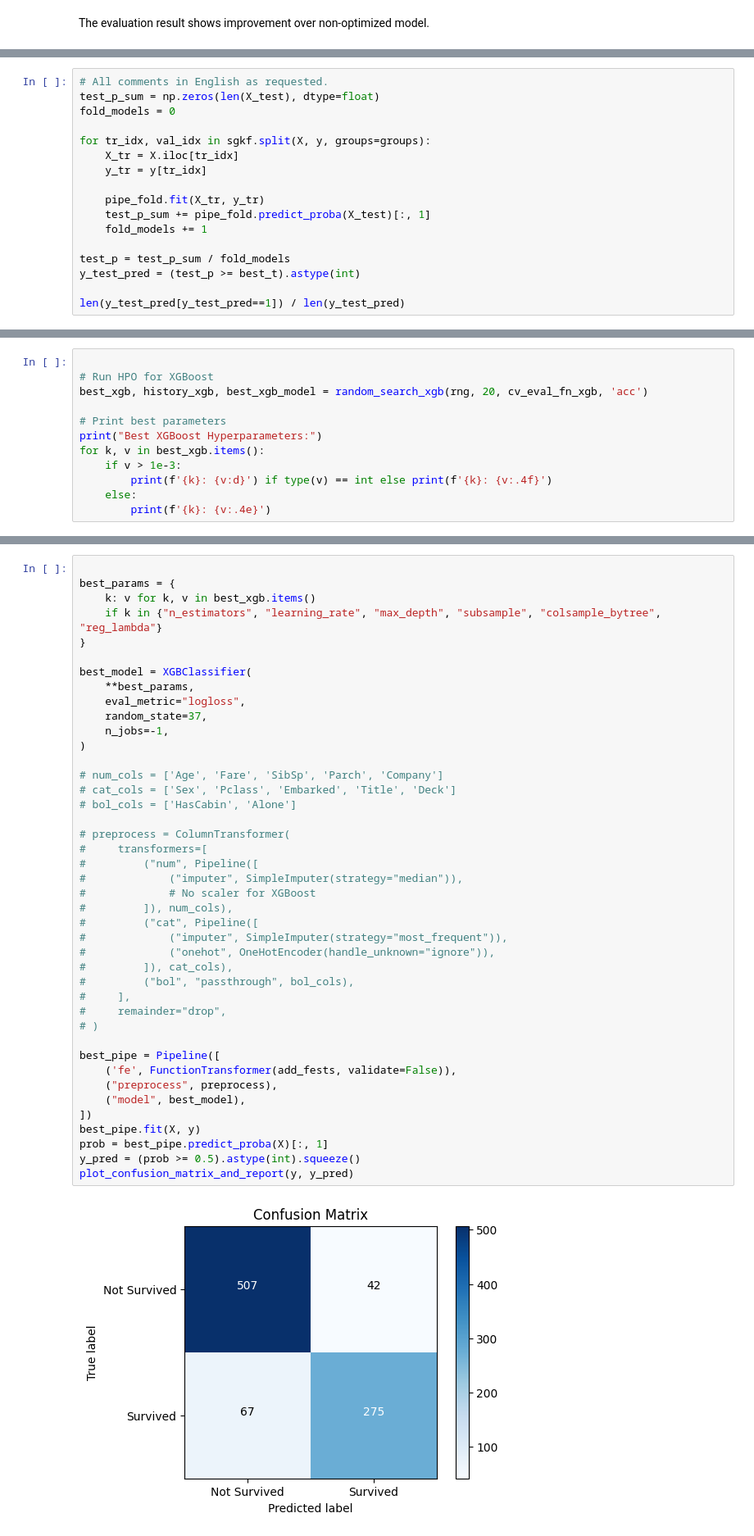
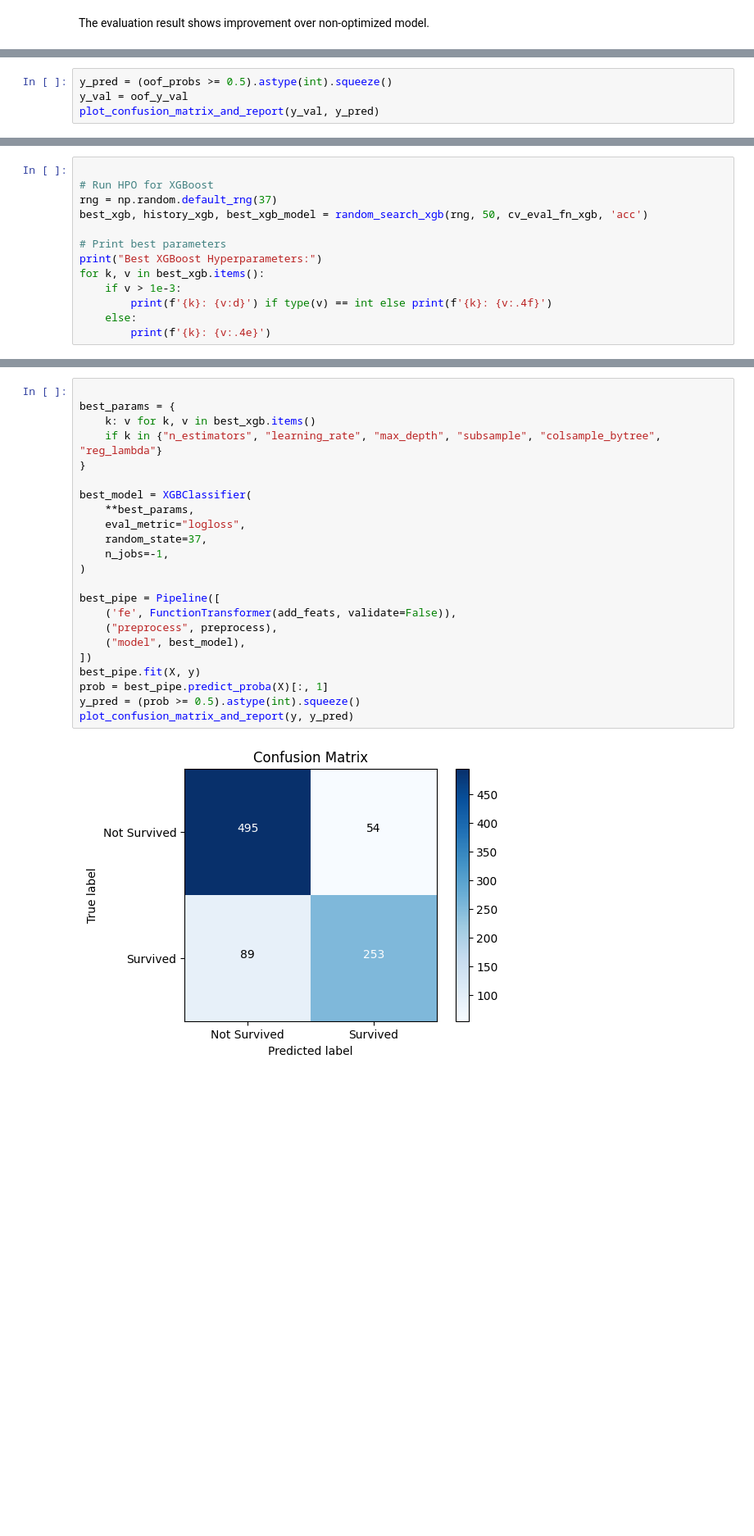
Before and after one commit to vvclin-git/kaggle-tabular-classification-titanic, a Jupyter notebook: notebooks/02_improve_train.ipynb, the cells around one changed output, grey strips where cells are left out. Shown at 82% size. Cells and saved outputs as stored; diff of their text form; blank space fills up the shorter version.

```diff
--- a/notebooks/02_improve_train.ipynb
+++ b/notebooks/02_improve_train.ipynb
@@ -756,0 +811,4 @@ weighted avg       0.85      0.85      0.85       891
+# %%
+y_pred = (oof_probs >= 0.5).astype(int).squeeze()
+y_val = oof_y_val
+plot_confusion_matrix_and_report(y_val, y_pred)
@@ -759,17 +826,0 @@ The initial result with XGB shows significant improvement over baseline model.
-# %%
-# All comments in English as requested.
-test_p_sum = np.zeros(len(X_test), dtype=float)
-fold_models = 0
-
-for tr_idx, val_idx in sgkf.split(X, y, groups=groups):
-    X_tr = X.iloc[tr_idx]
-    y_tr = y[tr_idx]
-
-    pipe_fold.fit(X_tr, y_tr)
-    test_p_sum += pipe_fold.predict_proba(X_test)[:, 1]
-    fold_models += 1
-
-test_p = test_p_sum / fold_models
-y_test_pred = (test_p >= best_t).astype(int)
-
-len(y_test_pred[y_test_pred==1]) / len(y_test_pred)
@@ -924,7 +927,8 @@ def random_search_xgb(rng: np.random.Generator, n_trials: int, cv_eval_fn, score
 # %%
 
 # Run HPO for XGBoost
-best_xgb, history_xgb, best_xgb_model = random_search_xgb(rng, 20, cv_eval_fn_xgb, 'acc')
+rng = np.random.default_rng(37)
+best_xgb, history_xgb, best_xgb_model = random_search_xgb(rng, 50, cv_eval_fn_xgb, 'acc')
 
 # Print best parameters
 print("Best XGBoost Hyperparameters:")
@@ -950,46 +954,27 @@ std: 0.0211
 # %%
 
 best_params = {
     k: v for k, v in best_xgb.items()
     if k in {"n_estimators", "learning_rate", "max_depth", "subsample", "colsample_bytree", "reg_lambda"}
 }
 
 best_model = XGBClassifier(
     **best_params,
     eval_metric="logloss",
     random_state=37,
     n_jobs=-1,
 )
 
-# num_cols = ['Age', 'Fare', 'SibSp', 'Parch', 'Company']
-# cat_cols = ['Sex', 'Pclass', 'Embarked', 'Title', 'Deck']
-# bol_cols = ['HasCabin', 'Alone']
-
-# preprocess = ColumnTransformer(
-#     transformers=[
-#         ("num", Pipeline([
-#             ("imputer", SimpleImputer(strategy="median")),
-#             # No scaler for XGBoost
-#         ]), num_cols),
-#         ("cat", Pipeline([
-#             ("imputer", SimpleImputer(strategy="most_frequent")),
-#             ("onehot", OneHotEncoder(handle_unknown="ignore")),
-#         ]), cat_cols),
-#         ("bol", "passthrough", bol_cols),
-#     ],
-#     remainder="drop",
-# )
-
 best_pipe = Pipeline([
-    ('fe', FunctionTransformer(add_fests, validate=False)),
+    ('fe', FunctionTransformer(add_feats, validate=False)),
     ("preprocess", preprocess),
     ("model", best_model),
 ])
 best_pipe.fit(X, y)
 prob = best_pipe.predict_proba(X)[:, 1]
 y_pred = (prob >= 0.5).astype(int).squeeze()
 plot_confusion_matrix_and_report(y, y_pred)
 # %% [output]
-[figure, old version]
+[figure, new version]
               precision    recall  f1-score   support
 
```
Also changed, not shown: parts of 45 cells of this notebook, 4 other files.
